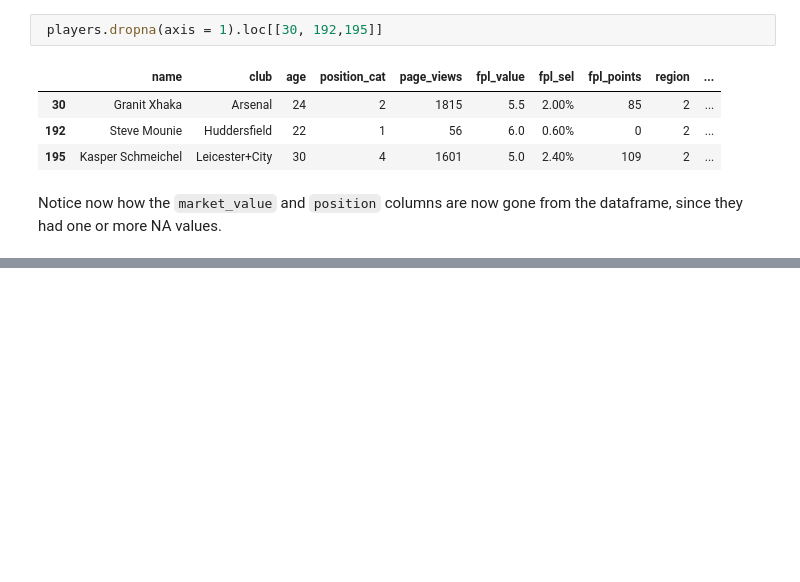
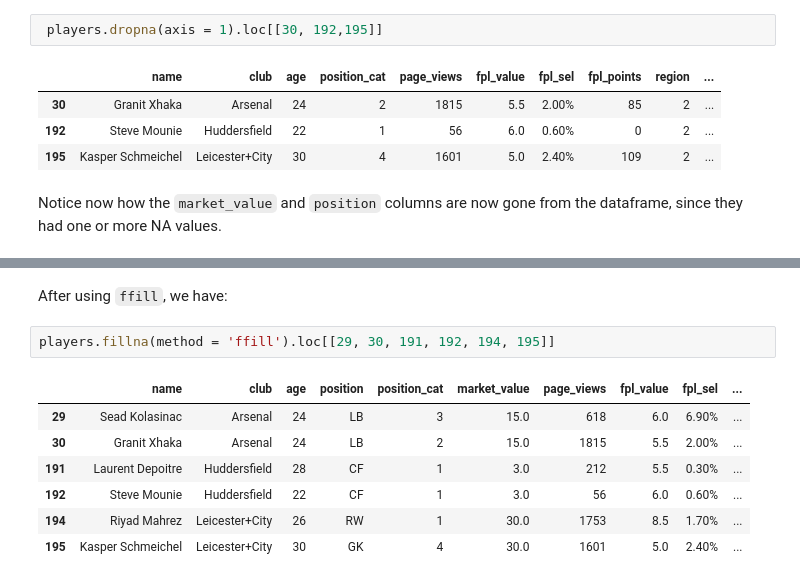
Before and after one commit to jgabunilas/pandas-bootcamp, a Jupyter notebook: Section5_DataFrames_in_Depth/Section5_DataFrames_in_Depth.ipynb, the cells around one changed output, grey strips where cells are left out. Cells and saved outputs as stored; diff of their text form; blank space fills up the shorter version.

```diff
--- a/Section5_DataFrames_in_Depth/Section5_DataFrames_in_Depth.ipynb
+++ b/Section5_DataFrames_in_Depth/Section5_DataFrames_in_Depth.ipynb
@@ -1799,0 +1857,12 @@ Notice now how the `market_value` and `position` columns are now gone from the d
+# %% [markdown]
+After using `ffill`, we have:
+# %%
+players.fillna(method = 'ffill').loc[[29, 30, 191, 192, 194, 195]]
+# %% [output]
+|  | name | club | age | position | position_cat | market_value | page_views | fpl_value | fpl_sel | ... |
+| 29 | Sead Kolasinac | Arsenal | 24 | LB | 3 | 15.0 | 618 | 6.0 | 6.90% | ... |
+| 30 | Granit Xhaka | Arsenal | 24 | LB | 2 | 15.0 | 1815 | 5.5 | 2.00% | ... |
+| 191 | Laurent Depoitre | Huddersfield | 28 | CF | 1 | 3.0 | 212 | 5.5 | 0.30% | ... |
+| 192 | Steve Mounie | Huddersfield | 22 | CF | 1 | 3.0 | 56 | 6.0 | 0.60% | ... |
+| 194 | Riyad Mahrez | Leicester+City | 26 | RW | 1 | 30.0 | 1753 | 8.5 | 1.70% | ... |
+| 195 | Kasper Schmeichel | Leicester+City | 30 | GK | 4 | 30.0 | 1601 | 5.0 | 2.40% | ... |
```
Also changed, not shown: parts of 88 cells of this notebook.
